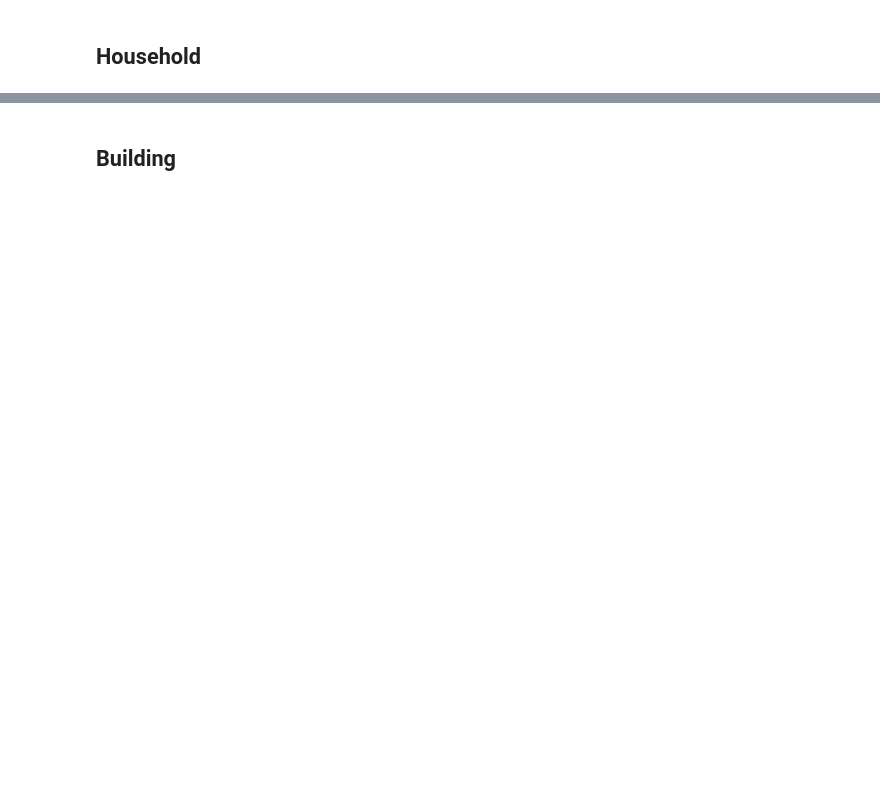
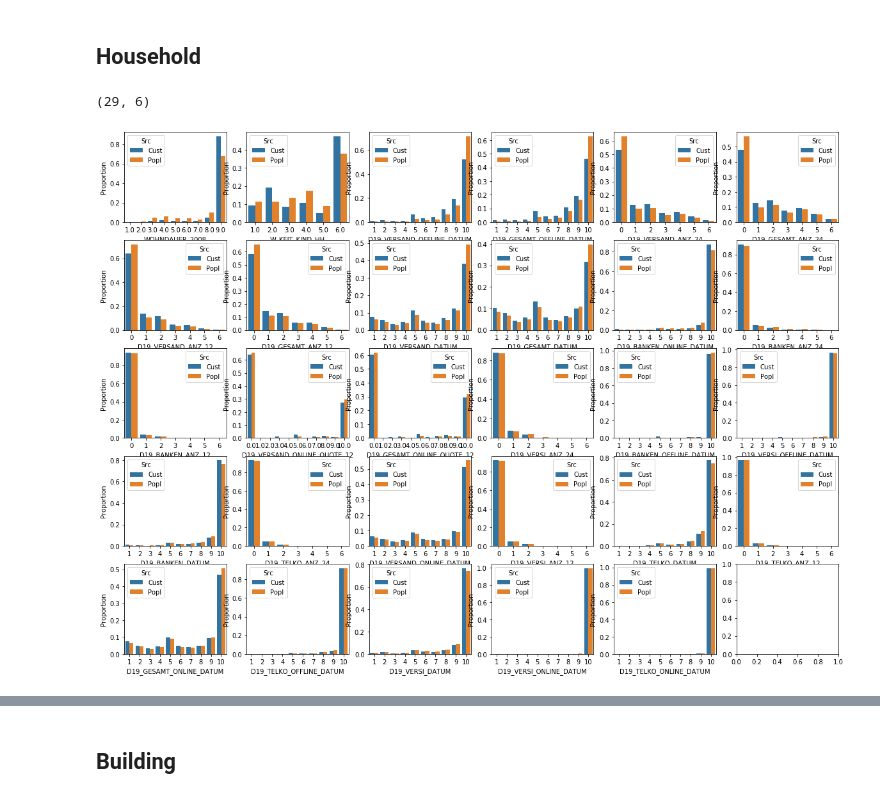
Before and after one commit to PavanKB/arvato_customer_segmentation, a Jupyter notebook: Arvato Project Workbook.ipynb, the cells around one changed output, grey strips where cells are left out. Cells and saved outputs as stored; diff of their text form; code cells hidden in the pictures; blank space fills up the shorter version.

```diff
--- a/Arvato Project Workbook.ipynb
+++ b/Arvato Project Workbook.ipynb
@@ -363,5 +393,15 @@ calc_chi2_stats(azdias, customer, plot_attributes)
 # %%
 plot_attributes = get_attributes('Household')
 plot_attributes = list(set(plot_attributes).intersection(customer.columns))
+# %%
+similarity = calc_chi2_stats(azdias, customer, plot_attributes).sort_values('p')
+similar_attributes = similarity.loc[similarity.similar, :].index
+different_attributes = similarity.loc[~similarity.similar, :].index
+# %%
+len(similar_attributes), len(different_attributes)
+# %% [output]
+(29, 6)
 # %%
-plot_data_dist_comp(azdias, customer, plot_attributes, 6, 6, (25, 25))
+plot_data_dist_comp(azdias, customer, similar_attributes, 6, 5, (20, 20))
+# %% [output]
+[figure, added]
```
Also changed, not shown: parts of 52 cells of this notebook, 2 other files.
